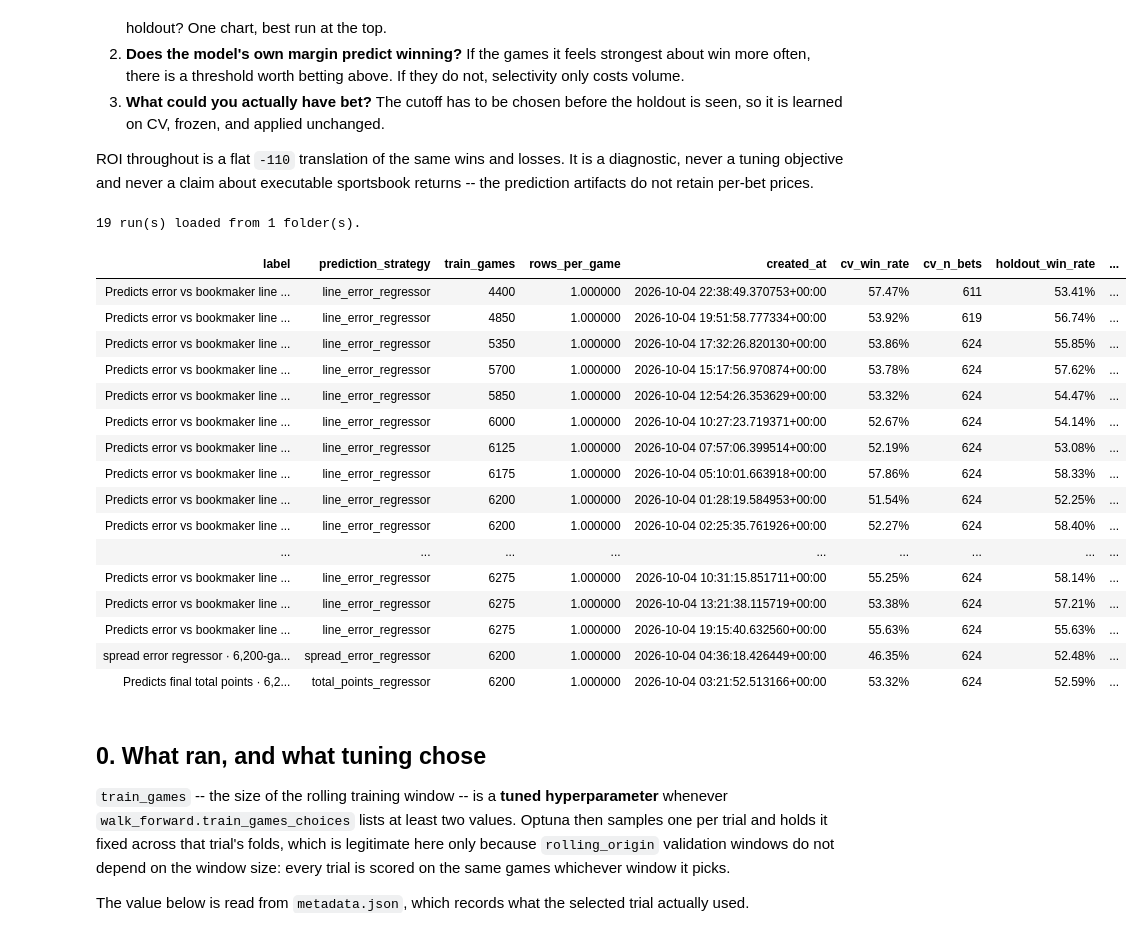
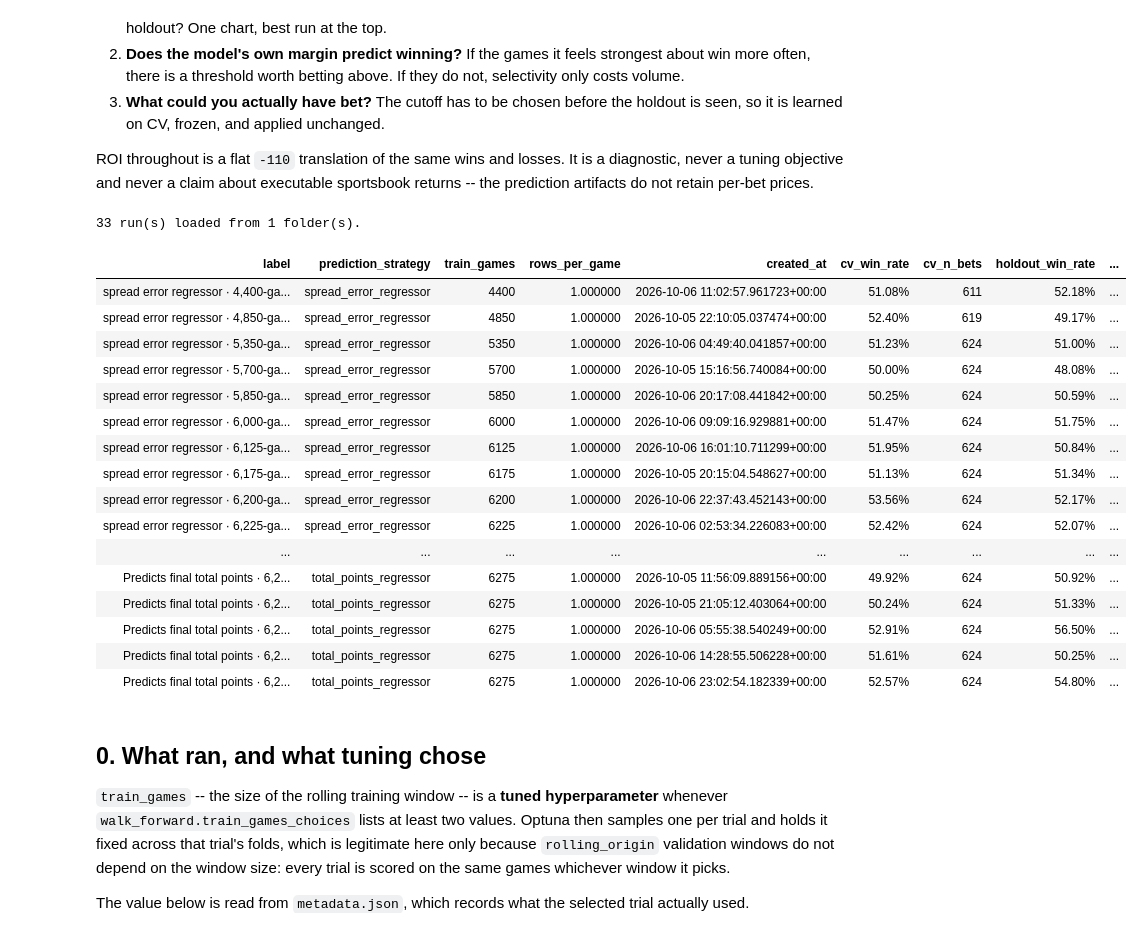
Before and after one commit to aalvarezvarela/Scorecast, a Jupyter notebook: experiments/notebooks/survey_experiments.ipynb, the cells around one changed output. Saved outputs shown, nothing was run; the diff lists cells and outputs as text; code cells hidden in the pictures.

```diff
--- a/experiments/notebooks/survey_experiments.ipynb
+++ b/experiments/notebooks/survey_experiments.ipynb
@@ -58,6 +58,7 @@ SOURCES = ['experiments/history_depth_line_error_2_5_2026_09']
 SOURCES = ['closing_line_error_6x100_2_5_2026_09', 'closing_spread_6x100_2_5_2026_09' , 'closing_total_points_6x100_2_5_2026_09']
 SOURCES = ['promote_intermediate_line_error_2_5_2026_09']
 SOURCES = ['prod_rerun_2_5_2026_10']
+SOURCES = ['totals_spread_2_5_2026_10']
 
 for expr in SOURCES:
     if not expr.startswith('experiments/'):
@@ -118,50 +119,50 @@ predictions = loaders.load_prediction_cache(runs)
 # Scored here so the inventory already answers "how often did it pick the right
 # side?", and reused by section 1 rather than scoring every prediction twice.
 scoreboard = coverage.build_scoreboard(runs, predictions)
 # n_seeds / seed_roi_range come from seed_stability.csv and are 1 / NaN on a
 # single-seed run. They belong next to the win rates: seed_roi_range is the
 # spread of ONE config's own ROI across seeds, so any between-run gap smaller
 # than it is not a result. A run with no extra seeds simply has no error bar.
 inventory = runs[[
     'label', 'prediction_strategy', 'train_games', 'rows_per_game', 'created_at',
 
 ]].merge(
     scoreboard[[
         'label', 'cv_win_rate', 'cv_n_bets', 'holdout_win_rate', 'holdout_n_bets',
     ]],
     on='label', how='left',
 )
 
 print(f"{len(runs)} run(s) loaded from {runs['source_path'].nunique()} folder(s).")
 display(
     inventory.style.format({
         'cv_win_rate': '{:.2%}',
         'holdout_win_rate': '{:.2%}',
         'cv_n_bets': '{:,.0f}',
         'holdout_n_bets': '{:,.0f}',
         'n_seeds': '{:.0f}',
         'seed_roi_range': '{:.2%}',
     }, na_rep='—').hide(axis='index')
 )
 # %% [output]
-19 run(s) loaded from 1 folder(s).
+33 run(s) loaded from 1 folder(s).
 | label | prediction_strategy | train_games | rows_per_game | created_at | cv_win_rate | cv_n_bets | holdout_win_rate | ... |
-| Predicts error vs bookmaker line ... | line_error_regressor | 4400 | 1.000000 | 2026-10-04 22:38:49.370753+00:00 | 57.47% | 611 | 53.41% | ... |
-| Predicts error vs bookmaker line ... | line_error_regressor | 4850 | 1.000000 | 2026-10-04 19:51:58.777334+00:00 | 53.92% | 619 | 56.74% | ... |
-| Predicts error vs bookmaker line ... | line_error_regressor | 5350 | 1.000000 | 2026-10-04 17:32:26.820130+00:00 | 53.86% | 624 | 55.85% | ... |
-| Predicts error vs bookmaker line ... | line_error_regressor | 5700 | 1.000000 | 2026-10-04 15:17:56.970874+00:00 | 53.78% | 624 | 57.62% | ... |
-| Predicts error vs bookmaker line ... | line_error_regressor | 5850 | 1.000000 | 2026-10-04 12:54:26.353629+00:00 | 53.32% | 624 | 54.47% | ... |
-| Predicts error vs bookmaker line ... | line_error_regressor | 6000 | 1.000000 | 2026-10-04 10:27:23.719371+00:00 | 52.67% | 624 | 54.14% | ... |
-| Predicts error vs bookmaker line ... | line_error_regressor | 6125 | 1.000000 | 2026-10-04 07:57:06.399514+00:00 | 52.19% | 624 | 53.08% | ... |
-| Predicts error vs bookmaker line ... | line_error_regressor | 6175 | 1.000000 | 2026-10-04 05:10:01.663918+00:00 | 57.86% | 624 | 58.33% | ... |
-| Predicts error vs bookmaker line ... | line_error_regressor | 6200 | 1.000000 | 2026-10-04 01:28:19.584953+00:00 | 51.54% | 624 | 52.25% | ... |
-| Predicts error vs bookmaker line ... | line_error_regressor | 6200 | 1.000000 | 2026-10-04 02:25:35.761926+00:00 | 52.27% | 624 | 58.40% | ... |
+| spread error regressor · 4,400-ga... | spread_error_regressor | 4400 | 1.000000 | 2026-10-06 11:02:57.961723+00:00 | 51.08% | 611 | 52.18% | ... |
+| spread error regressor · 4,850-ga... | spread_error_regressor | 4850 | 1.000000 | 2026-10-05 22:10:05.037474+00:00 | 52.40% | 619 | 49.17% | ... |
+| spread error regressor · 5,350-ga... | spread_error_regressor | 5350 | 1.000000 | 2026-10-06 04:49:40.041857+00:00 | 51.23% | 624 | 51.00% | ... |
+| spread error regressor · 5,700-ga... | spread_error_regressor | 5700 | 1.000000 | 2026-10-05 15:16:56.740084+00:00 | 50.00% | 624 | 48.08% | ... |
+| spread error regressor · 5,850-ga... | spread_error_regressor | 5850 | 1.000000 | 2026-10-06 20:17:08.441842+00:00 | 50.25% | 624 | 50.59% | ... |
+| spread error regressor · 6,000-ga... | spread_error_regressor | 6000 | 1.000000 | 2026-10-06 09:09:16.929881+00:00 | 51.47% | 624 | 51.75% | ... |
+| spread error regressor · 6,125-ga... | spread_error_regressor | 6125 | 1.000000 | 2026-10-06 16:01:10.711299+00:00 | 51.95% | 624 | 50.84% | ... |
+| spread error regressor · 6,175-ga... | spread_error_regressor | 6175 | 1.000000 | 2026-10-05 20:15:04.548627+00:00 | 51.13% | 624 | 51.34% | ... |
+| spread error regressor · 6,200-ga... | spread_error_regressor | 6200 | 1.000000 | 2026-10-06 22:37:43.452143+00:00 | 53.56% | 624 | 52.17% | ... |
+| spread error regressor · 6,225-ga... | spread_error_regressor | 6225 | 1.000000 | 2026-10-06 02:53:34.226083+00:00 | 52.42% | 624 | 52.07% | ... |
 | ... | ... | ... | ... | ... | ... | ... | ... | ... |
-| Predicts error vs bookmaker line ... | line_error_regressor | 6275 | 1.000000 | 2026-10-04 10:31:15.851711+00:00 | 55.25% | 624 | 58.14% | ... |
-| Predicts error vs bookmaker line ... | line_error_regressor | 6275 | 1.000000 | 2026-10-04 13:21:38.115719+00:00 | 53.38% | 624 | 57.21% | ... |
-| Predicts error vs bookmaker line ... | line_error_regressor | 6275 | 1.000000 | 2026-10-04 19:15:40.632560+00:00 | 55.63% | 624 | 55.63% | ... |
-| spread error regressor · 6,200-ga... | spread_error_regressor | 6200 | 1.000000 | 2026-10-04 04:36:18.426449+00:00 | 46.35% | 624 | 52.48% | ... |
-| Predicts final total points · 6,2... | total_points_regressor | 6200 | 1.000000 | 2026-10-04 03:21:52.513166+00:00 | 53.32% | 624 | 52.59% | ... |
+| Predicts final total points · 6,2... | total_points_regressor | 6275 | 1.000000 | 2026-10-05 11:56:09.889156+00:00 | 49.92% | 624 | 50.92% | ... |
+| Predicts final total points · 6,2... | total_points_regressor | 6275 | 1.000000 | 2026-10-05 21:05:12.403064+00:00 | 50.24% | 624 | 51.33% | ... |
+| Predicts final total points · 6,2... | total_points_regressor | 6275 | 1.000000 | 2026-10-06 05:55:38.540249+00:00 | 52.91% | 624 | 56.50% | ... |
+| Predicts final total points · 6,2... | total_points_regressor | 6275 | 1.000000 | 2026-10-06 14:28:55.506228+00:00 | 51.61% | 624 | 50.25% | ... |
+| Predicts final total points · 6,2... | total_points_regressor | 6275 | 1.000000 | 2026-10-06 23:02:54.182339+00:00 | 52.57% | 624 | 54.80% | ... |
 # %% [markdown]
 ## 0. What ran, and what tuning chose
 
```
Also changed, not shown: parts of 10 cells of this notebook, 38 other files.
